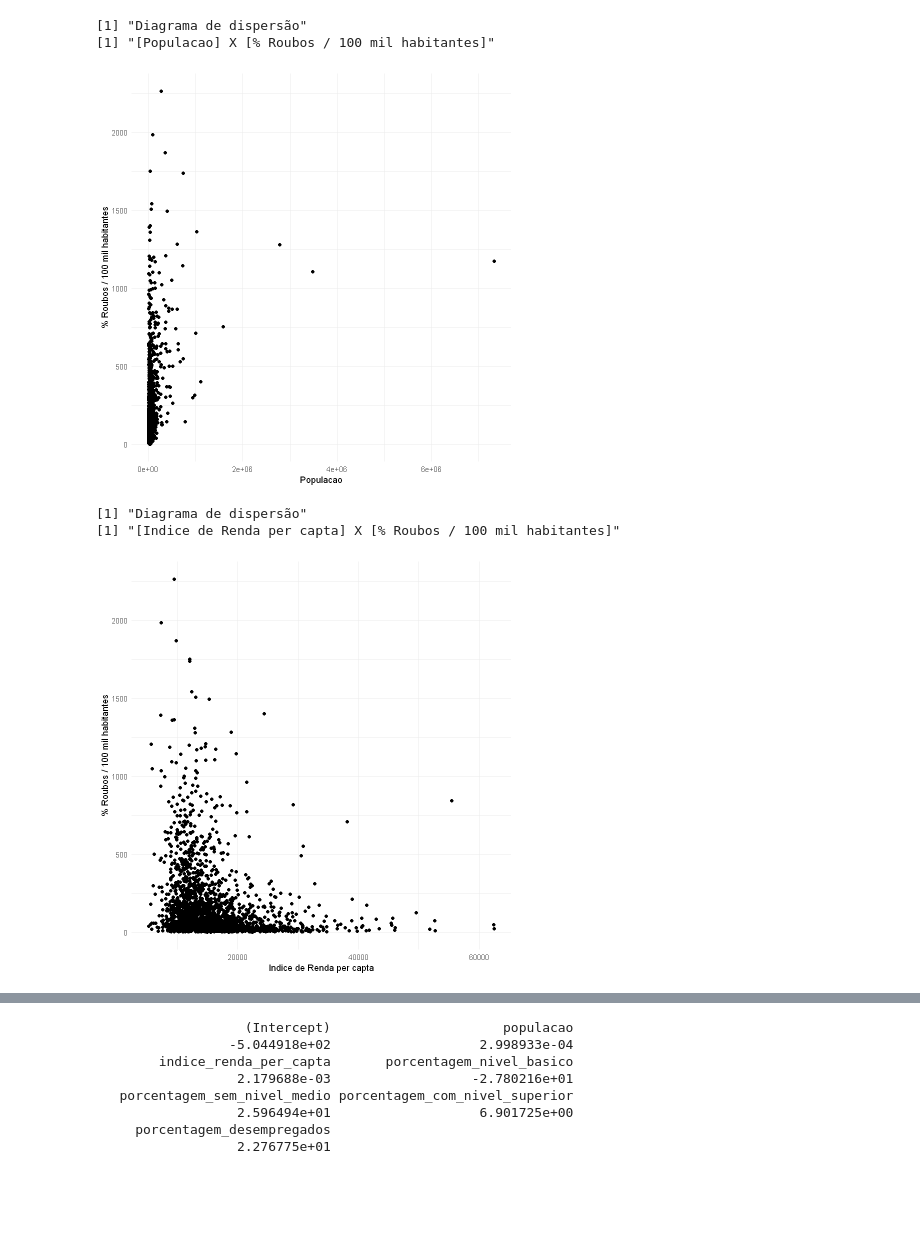
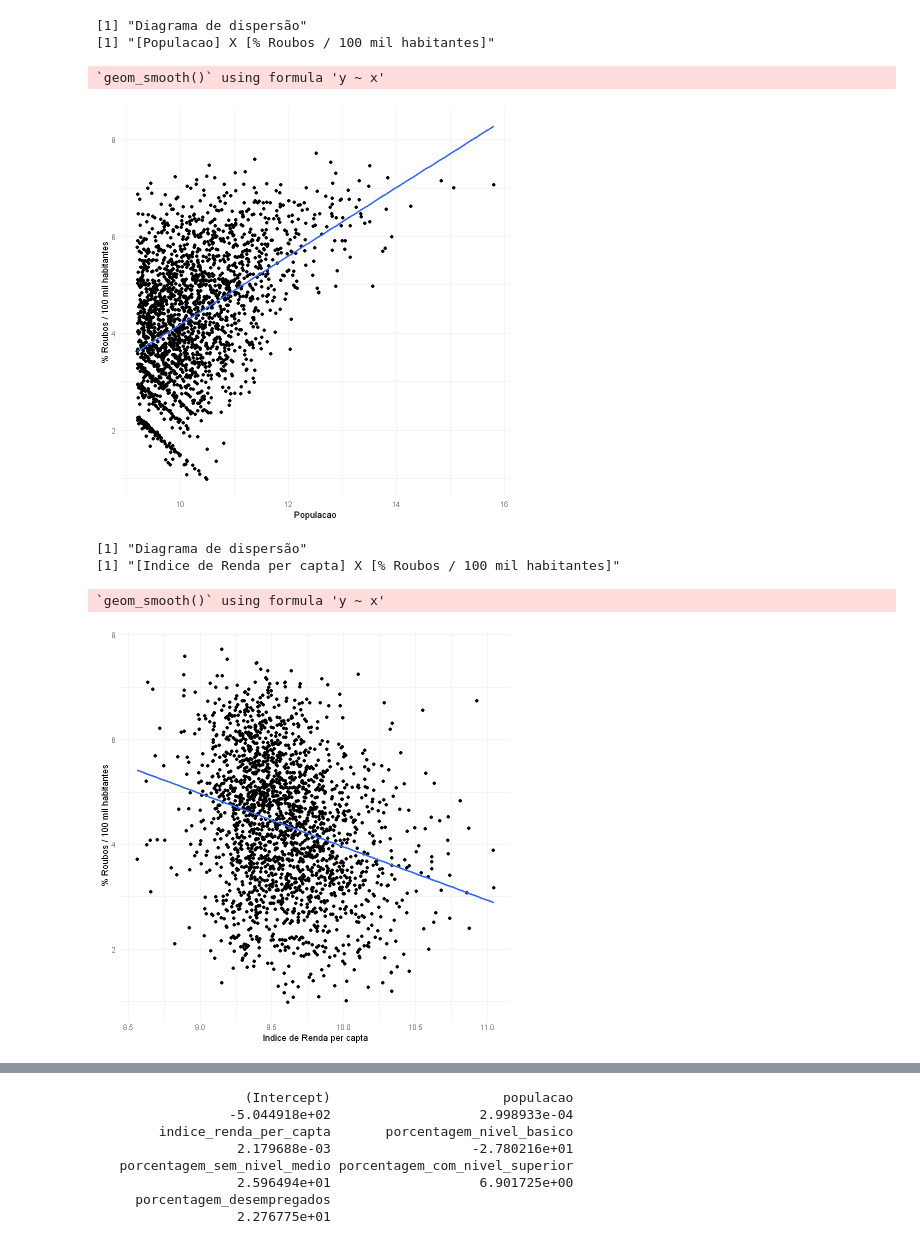
Before and after one commit to marianyfsilva/tecnicas-estatisticas-predicao, a Jupyter notebook: analise-roubos-uci.ipynb, the cells around one changed output, grey strips where cells are left out. Cells and saved outputs as stored; diff of their text form; code cells hidden in the pictures; blank space fills up the shorter version.

```diff
--- a/analise-roubos-uci.ipynb
+++ b/analise-roubos-uci.ipynb
@@ -3,13 +3,33 @@
 library(ggplot2)
 # %%
 # Leitura dos dados
-data <- read.csv("DADOS-ANALISE-ROUBOS-UCI.csv")
+csv_content <- read.csv("DADOS-ANALISE-ROUBOS-UCI.csv")
 
-print(paste("O número de colunas é: ", ncol(data))) # deve ser 7
-print(paste("O número de linhas é: ", nrow(data)))  # deve ser 2128
+porcentagem_de_roubos_a_cada_100_mil = csv_content["porcentagem_de_roubos_a_cada_100_mil"]
 
-print(paste("O número de colunas é: ", ncol(data)))
-print(paste("O número de linhas é: ", nrow(data)))
+populacao = csv_content["populacao"]
+indice_renda_per_capta = csv_content["indice_renda_per_capta"]
+porcentagem_nivel_basico = csv_content["porcentagem_nivel_basico"]
+porcentagem_sem_nivel_medio = csv_content["porcentagem_sem_nivel_medio"]
+porcentagem_com_nivel_superior = csv_content["porcentagem_com_nivel_superior"]
+porcentagem_desempregados = csv_content["porcentagem_desempregados"]
+
+print(paste("O número de colunas é: ", ncol(csv_content))) # deve ser 7
+print(paste("O número de linhas é: ", nrow(csv_content)))  # deve ser 2128
+
+print(paste("O número de colunas é: ", ncol(csv_content)))
+print(paste("O número de linhas é: ", nrow(csv_content)))
+
+
+data = data.frame(
+    porcentagem_de_roubos_a_cada_100_mil = log(porcentagem_de_roubos_a_cada_100_mil),
+    populacao = log(populacao),
+    indice_renda_per_capta = log(indice_renda_per_capta),
+    porcentagem_nivel_basico = porcentagem_nivel_basico,
+    porcentagem_sem_nivel_medio = porcentagem_sem_nivel_medio,
+    porcentagem_com_nivel_superior = porcentagem_com_nivel_superior,
+    porcentagem_desempregados = porcentagem_desempregados
+)
 
 # imprimir início do data frame
 head(data)
@@ -31,26 +51,31 @@ A data.frame: 6 × 7
 print("Diagrama de dispersão")
 print("[Populacao] X [% Roubos / 100 mil habitantes]")
 
-ggplot(data=data, aes(x=populacao, y=porcentagem_de_roubos_a_cada_100_mil))+
+g1 <- ggplot(data=data, aes(x=populacao, y=porcentagem_de_roubos_a_cada_100_mil))+
   geom_point() +
   labs(x = 'Populacao', y = '% Roubos / 100 mil habitantes') +
   theme_minimal()
+g1 + geom_smooth(method = 'lm', se = F)
 # %% [output]
 [1] "Diagrama de dispersão"
 [1] "[Populacao] X [% Roubos / 100 mil habitantes]"
+`geom_smooth()` using formula 'y ~ x'
-[figure, old version]
+[figure, new version]
 # %%
 print("Diagrama de dispersão")
 print("[Indice de Renda per capta] X [% Roubos / 100 mil habitantes]")
 
-ggplot(data=data, aes(x=indice_renda_per_capta, y=porcentagem_de_roubos_a_cada_100_mil))+
+g2 <- ggplot(data=data, aes(x=indice_renda_per_capta, y=porcentagem_de_roubos_a_cada_100_mil))+
   geom_point() +
   labs(x = 'Indice de Renda per capta', y = '% Roubos / 100 mil habitantes') +
   theme_minimal()
+
+g2 + geom_smooth(method = 'lm', se = F)
 # %% [output]
 [1] "Diagrama de dispersão"
 [1] "[Indice de Renda per capta] X [% Roubos / 100 mil habitantes]"
+`geom_smooth()` using formula 'y ~ x'
-[figure, old version]
+[figure, new version]
 # %%
 print("Diagrama de dispersão")
 print("[Pessoas com nível básico incompleto] X [% Roubos / 100 mil habitantes]")
```
Also changed, not shown: parts of 6 cells of this notebook, 7 other files.
